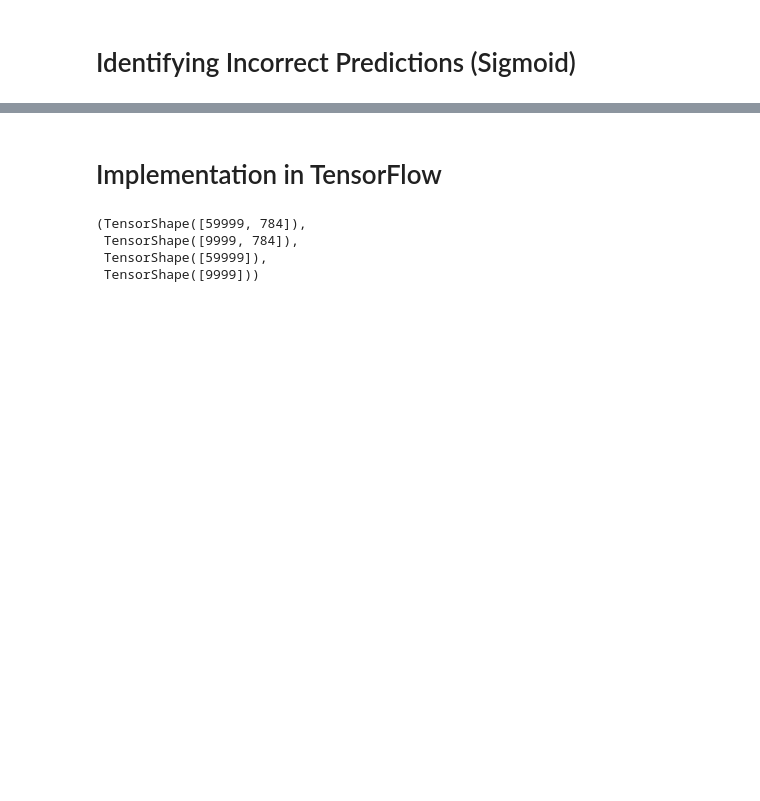
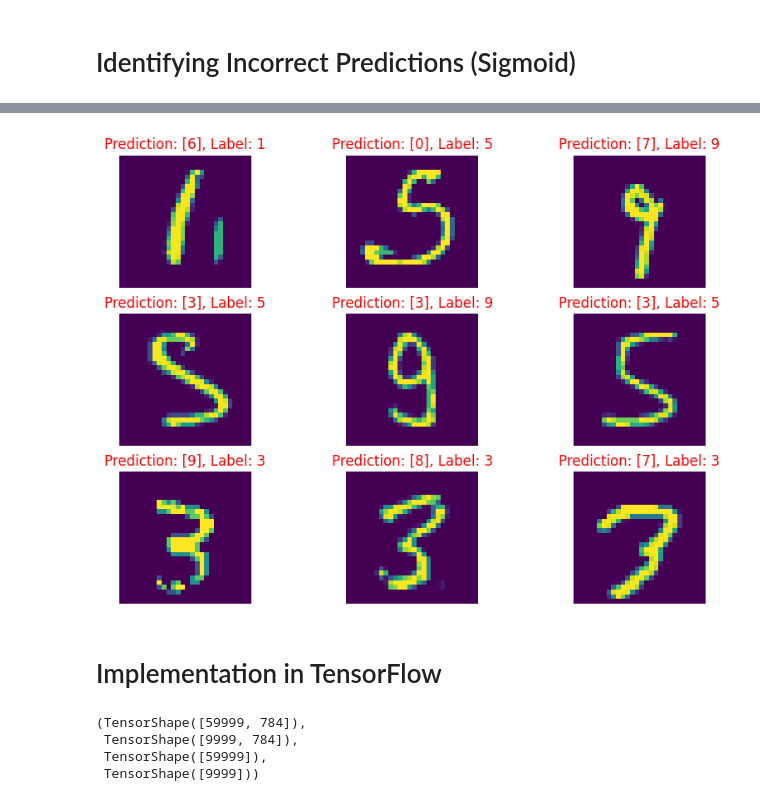
Before and after one commit to abduIbari/MNIST-neuralnetwork, a Jupyter notebook: MNIST.ipynb, the cells around one changed output, grey strips where cells are left out. Drawn from its saved outputs; the diff is of its cells as text; code cells hidden in the pictures; blank space fills up the shorter version.

```diff
--- a/MNIST.ipynb
+++ b/MNIST.ipynb
@@ -362,3 +340,7 @@ label:  1
+# %%
+incorrect_predictions("sigmoid")
+# %% [output]
+[figure, added]
 # %% [markdown]
 # Implementation in TensorFlow
 # %%
```
Also changed, not shown: parts of 10 cells of this notebook.
